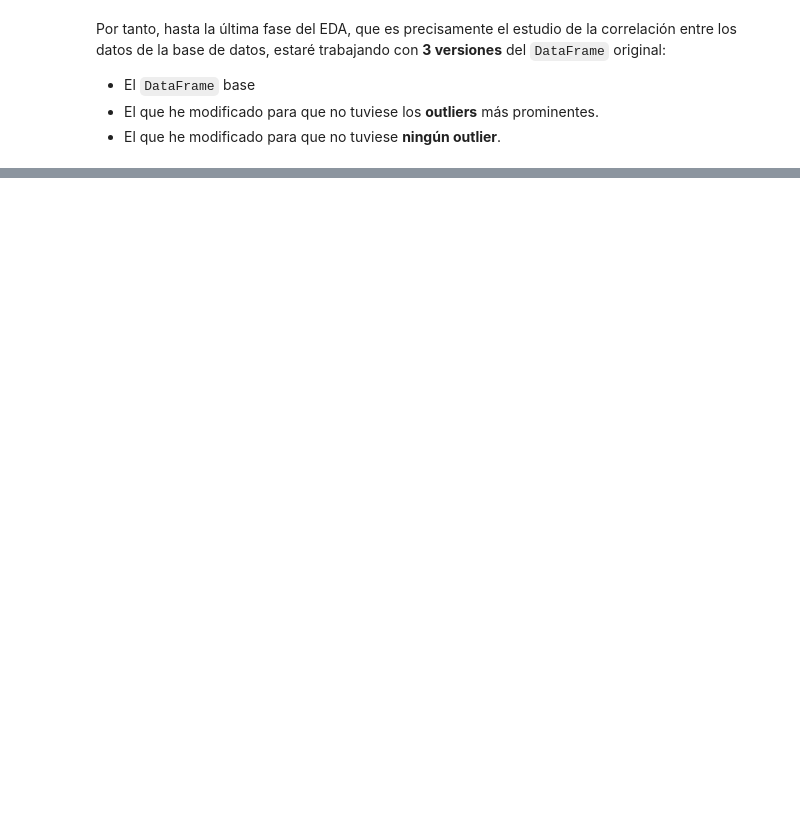
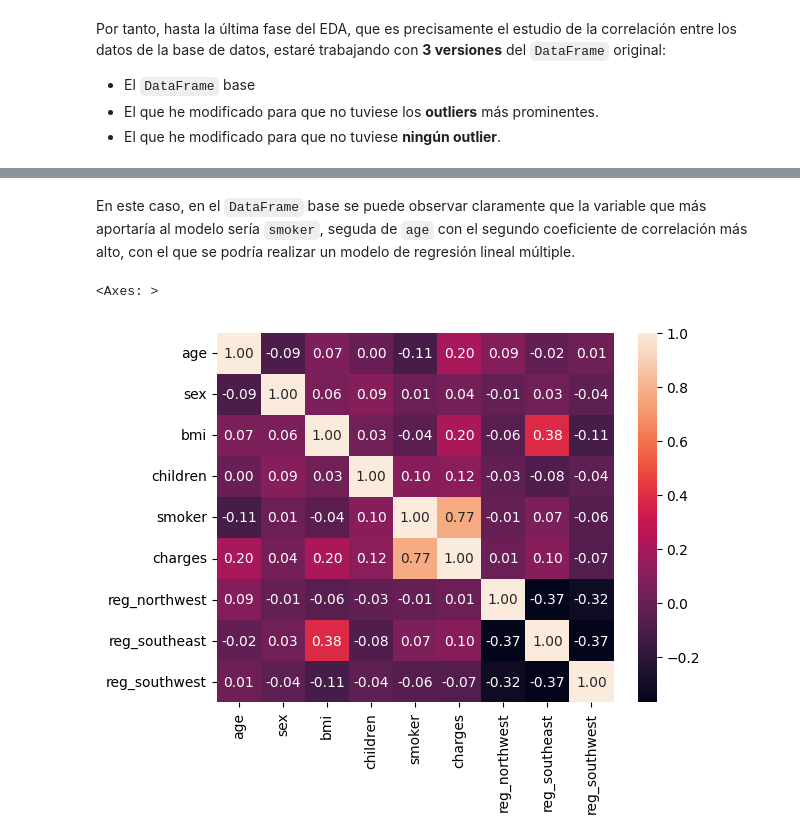
Before and after one commit to m0xn/ensurance-lr, a Jupyter notebook: actividades/proyecto-final.ipynb, the cells around one changed output, grey strips where cells are left out. Saved outputs shown, nothing was run; the diff lists cells and outputs as text; code cells hidden in the pictures; blank space fills up the shorter version.

```diff
--- a/actividades/proyecto-final.ipynb
+++ b/actividades/proyecto-final.ipynb
@@ -332,0 +421,8 @@ Para asegurar que todas las variables dentro del modelo reciben el mismo peso, v
+# %% [markdown]
+En este caso, en el `DataFrame` base se puede observar claramente que la variable que más aportaría al modelo sería `smoker`, seguda de `age` con el segundo coeficiente de correlación más alto, con el que se podría realizar un modelo de regresión lineal múltiple.
+# %%
+# Mapa de correlación para `df_out_partial`
+heatmap(df_out_partial.corr(), annot=True, fmt='.2f')
+# %% [output]
+<Axes: >
+[figure, added]
```
Also changed, not shown: parts of 18 cells of this notebook.
